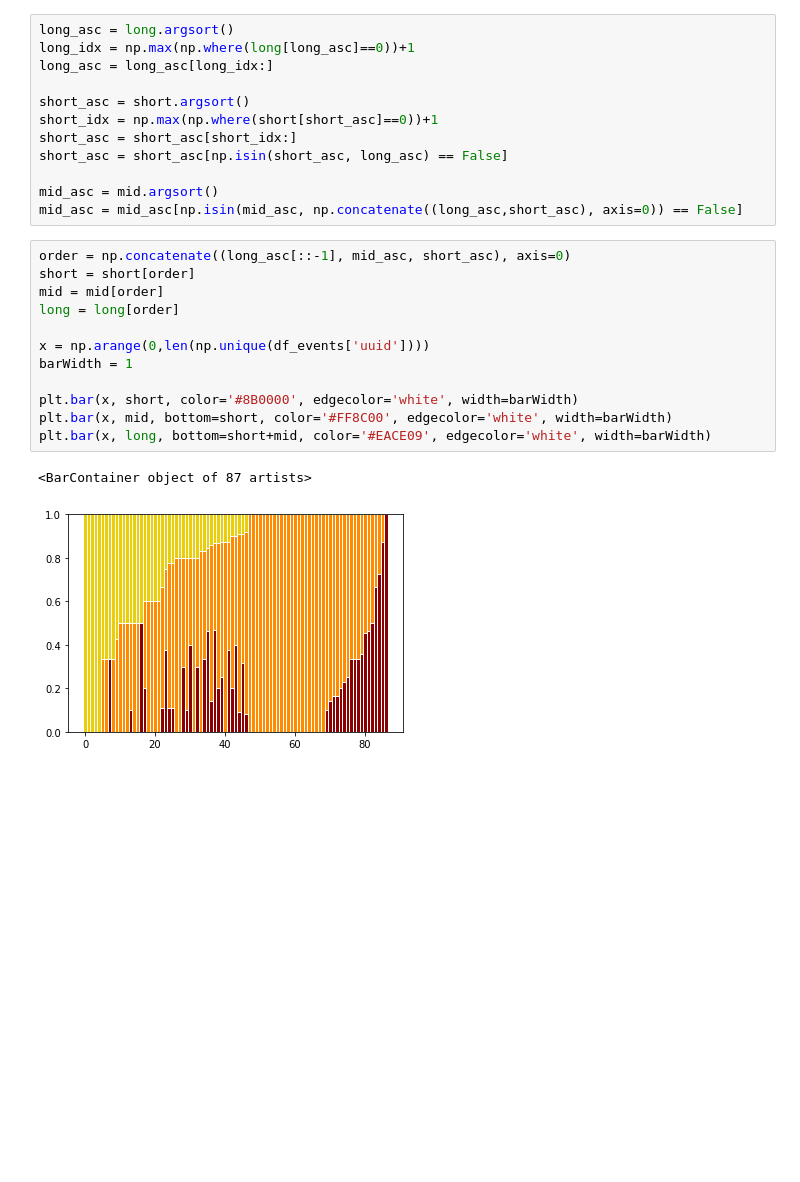
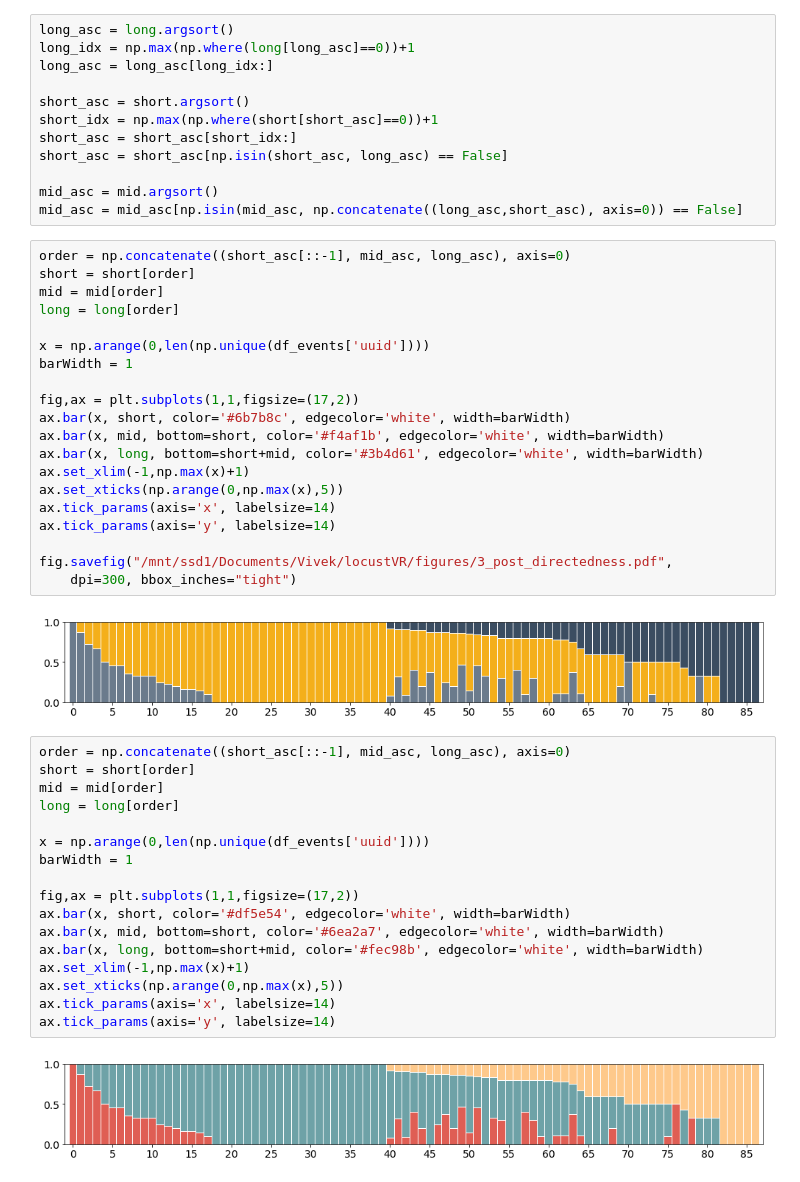
Before and after one commit to bianca-schell/locustVR, a Jupyter notebook: locust_directedness-june.ipynb, the cells around one changed output. Saved outputs shown, nothing was run; the diff lists cells and outputs as text; blank space fills up the shorter version.

Commit message:
finalised directedness plots

```diff
--- a/locust_directedness-june.ipynb
+++ b/locust_directedness-june.ipynb
@@ -456,18 +456,44 @@ short_asc = short_asc[np.isin(short_asc, long_asc) == False]
 
 mid_asc = mid.argsort()
 mid_asc = mid_asc[np.isin(mid_asc, np.concatenate((long_asc,short_asc), axis=0)) == False]
+# %%
+order = np.concatenate((short_asc[::-1], mid_asc, long_asc), axis=0)
+short = short[order]
+mid = mid[order]
+long = long[order]
+
+x = np.arange(0,len(np.unique(df_events['uuid'])))
+barWidth = 1
+
+fig,ax = plt.subplots(1,1,figsize=(17,2))
+ax.bar(x, short, color='#6b7b8c', edgecolor='white', width=barWidth)
+ax.bar(x, mid, bottom=short, color='#f4af1b', edgecolor='white', width=barWidth)
+ax.bar(x, long, bottom=short+mid, color='#3b4d61', edgecolor='white', width=barWidth)
+ax.set_xlim(-1,np.max(x)+1)
+ax.set_xticks(np.arange(0,np.max(x),5))
+ax.tick_params(axis='x', labelsize=14)
+ax.tick_params(axis='y', labelsize=14)
+
+fig.savefig("/mnt/ssd1/Documents/Vivek/locustVR/figures/3_post_directedness.pdf",
+    dpi=300, bbox_inches="tight")
+# %% [output]
+[figure, added]
 # %%
-order = np.concatenate((long_asc[::-1], mid_asc, short_asc), axis=0)
+order = np.concatenate((short_asc[::-1], mid_asc, long_asc), axis=0)
 short = short[order]
 mid = mid[order]
 long = long[order]
 
 x = np.arange(0,len(np.unique(df_events['uuid'])))
 barWidth = 1
 
-plt.bar(x, short, color='#8B0000', edgecolor='white', width=barWidth)
-plt.bar(x, mid, bottom=short, color='#FF8C00', edgecolor='white', width=barWidth)
-plt.bar(x, long, bottom=short+mid, color='#EACE09', edgecolor='white', width=barWidth)
+fig,ax = plt.subplots(1,1,figsize=(17,2))
+ax.bar(x, short, color='#df5e54', edgecolor='white', width=barWidth)
+ax.bar(x, mid, bottom=short, color='#6ea2a7', edgecolor='white', width=barWidth)
+ax.bar(x, long, bottom=short+mid, color='#fec98b', edgecolor='white', width=barWidth)
+ax.set_xlim(-1,np.max(x)+1)
+ax.set_xticks(np.arange(0,np.max(x),5))
+ax.tick_params(axis='x', labelsize=14)
+ax.tick_params(axis='y', labelsize=14)
 # %% [output]
-<BarContainer object of 87 artists>
-[figure, old version]
+[figure, new version]
```
Also changed, not shown: 3 other files.
